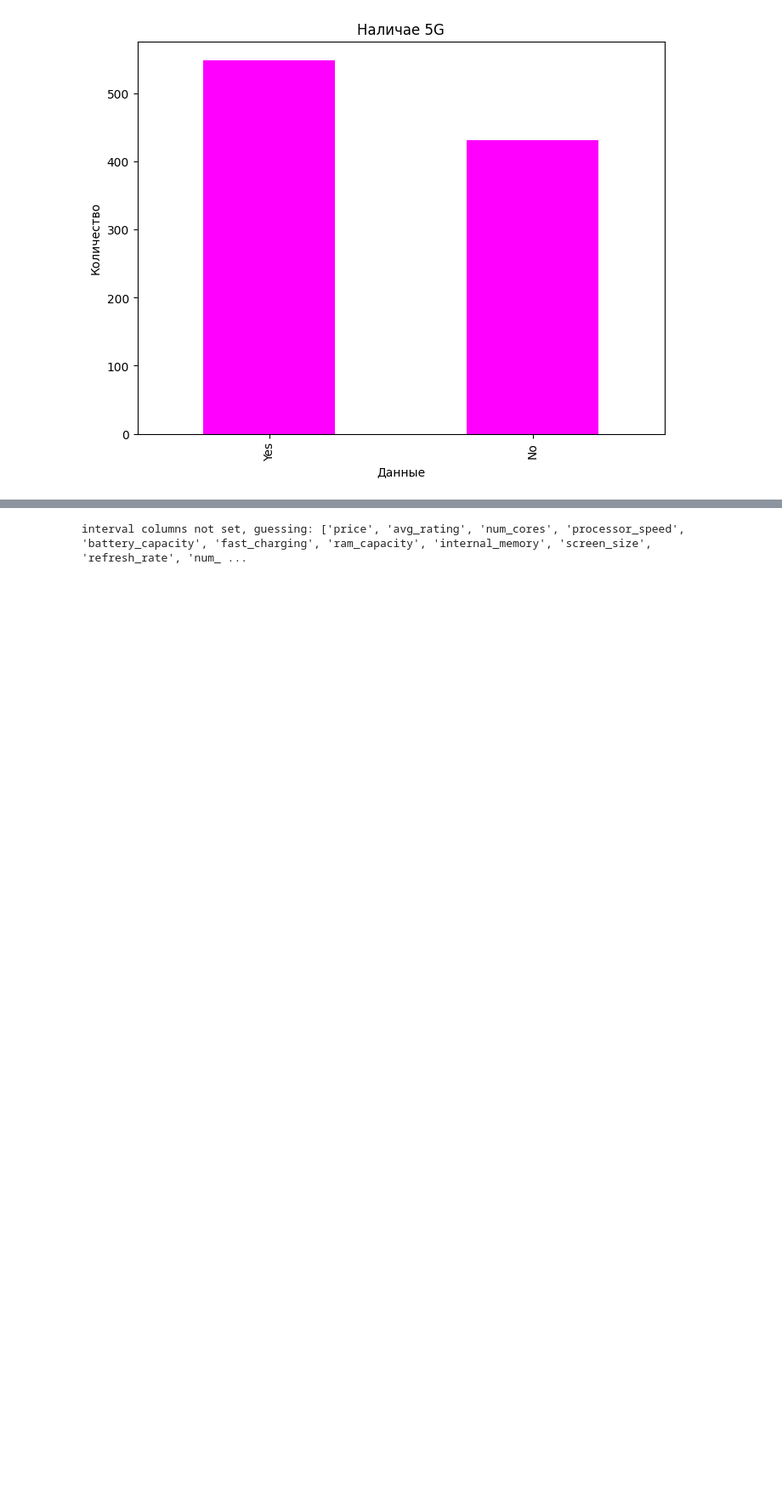
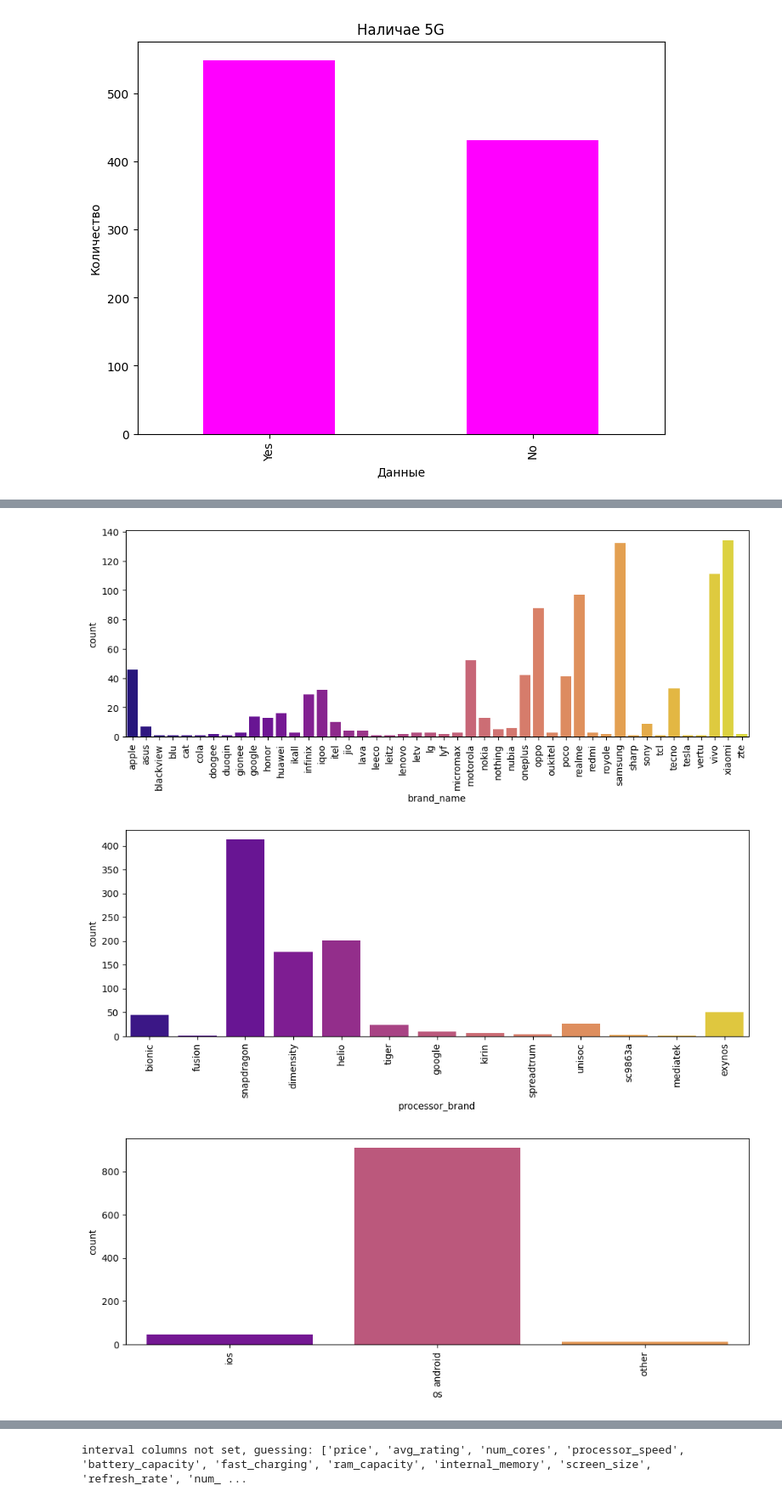
Before and after one commit to korsh624/DS, a Jupyter notebook: attest/task_copy.ipynb, the cells around one changed output, grey strips where cells are left out. Shown at 85% size. Cells and saved outputs as stored; diff of their text form; code cells hidden in the pictures; blank space fills up the shorter version.

```diff
--- a/attest/task_copy.ipynb
+++ b/attest/task_copy.ipynb
@@ -144,0 +158,15 @@ plt.show()
+# %%
+warnings.filterwarnings("ignore", category=FutureWarning)
+def drawplot(col):
+    plt.figure(figsize=(12, 4))
+    sns.countplot(data=df, x=col, palette='plasma')
+    plt.xticks(rotation='vertical')
+    plt.show()
+
+toview = ['brand_name', 'processor_brand','os']
+for col in toview:
+    drawplot(col)
+# %% [output]
+[figure, added]
+[figure, added]
+[figure, added]
```
Also changed, not shown: parts of 8 cells of this notebook.
